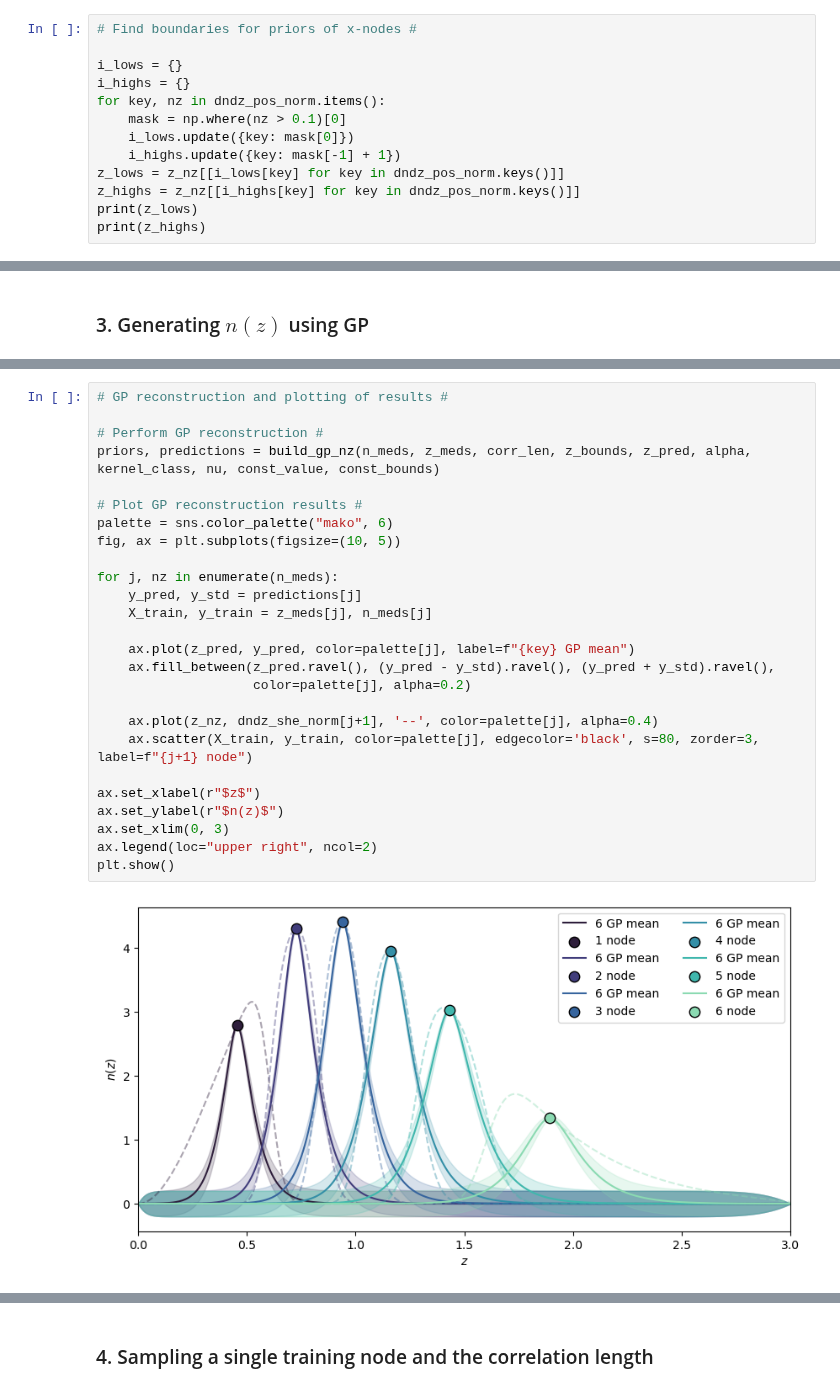
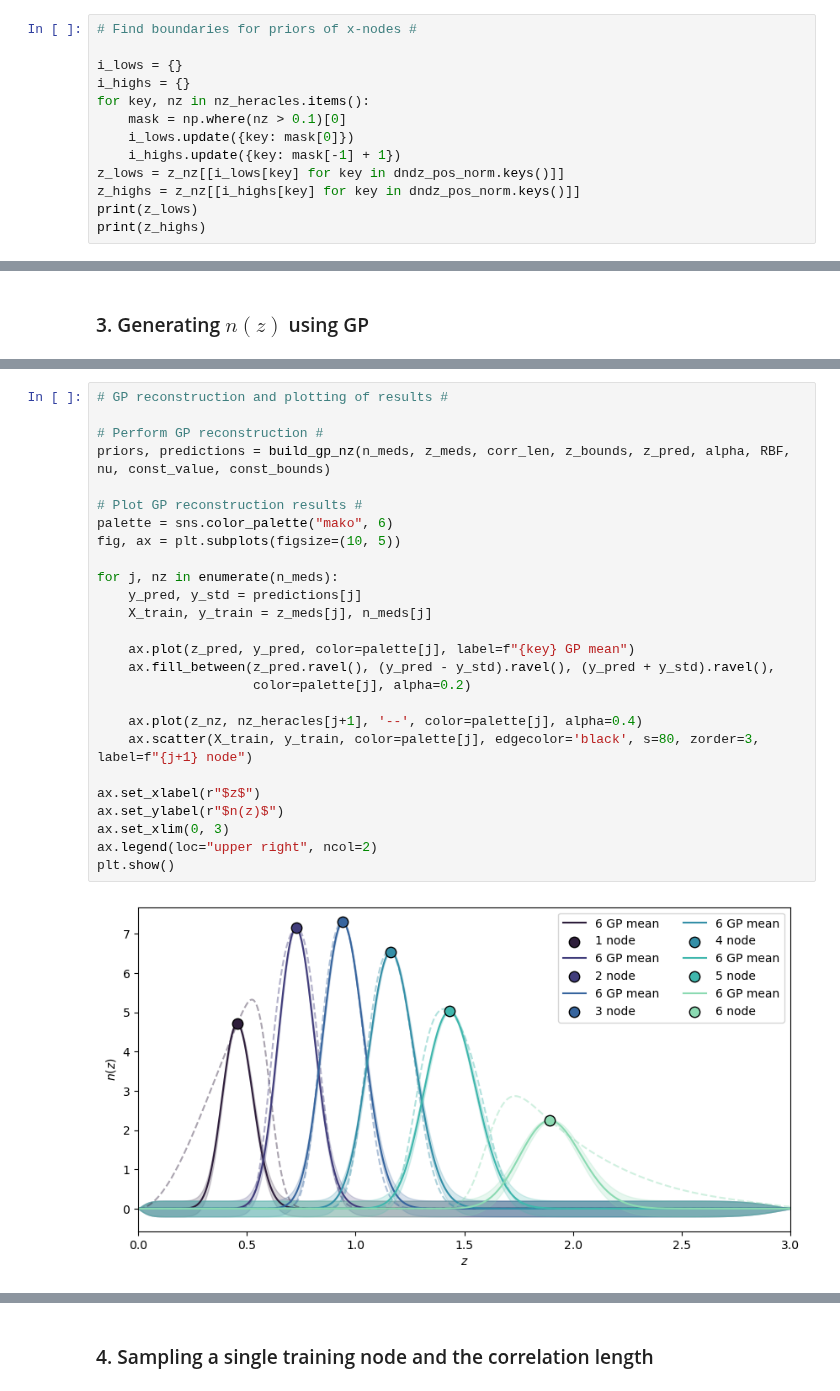
Before and after one commit to jipdebuck/binz, a Jupyter notebook: notebooks/inference.ipynb, the cells around one changed output, grey strips where cells are left out. Cells and saved outputs as stored; diff of their text form.

```diff
--- a/notebooks/inference.ipynb
+++ b/notebooks/inference.ipynb
@@ -105,7 +111,7 @@ my_dndz_she_norm = resample_dndz(dndz_she_norm, z_nz, myz)
 
 i_lows = {}
 i_highs = {}
-for key, nz in dndz_pos_norm.items():
+for key, nz in nz_heracles.items():
     mask = np.where(nz > 0.1)[0]
     i_lows.update({key: mask[0]})
     i_highs.update({key: mask[-1] + 1})
@@ -500,28 +503,28 @@ print(z_meds)
 # %%
 # GP reconstruction and plotting of results #
 
 # Perform GP reconstruction #
-priors, predictions = build_gp_nz(n_meds, z_meds, corr_len, z_bounds, z_pred, alpha, kernel_class, nu, const_value, const_bounds)
+priors, predictions = build_gp_nz(n_meds, z_meds, corr_len, z_bounds, z_pred, alpha, RBF, nu, const_value, const_bounds)
 
 # Plot GP reconstruction results #
 palette = sns.color_palette("mako", 6)
 fig, ax = plt.subplots(figsize=(10, 5))
 
 for j, nz in enumerate(n_meds):
     y_pred, y_std = predictions[j]
     X_train, y_train = z_meds[j], n_meds[j]
 
     ax.plot(z_pred, y_pred, color=palette[j], label=f"{key} GP mean")
     ax.fill_between(z_pred.ravel(), (y_pred - y_std).ravel(), (y_pred + y_std).ravel(),
                     color=palette[j], alpha=0.2)
 
-    ax.plot(z_nz, dndz_she_norm[j+1], '--', color=palette[j], alpha=0.4)
+    ax.plot(z_nz, nz_heracles[j+1], '--', color=palette[j], alpha=0.4)
     ax.scatter(X_train, y_train, color=palette[j], edgecolor='black', s=80, zorder=3, label=f"{j+1} node")
 
 ax.set_xlabel(r"$z$")
 ax.set_ylabel(r"$n(z)$")
 ax.set_xlim(0, 3)
 ax.legend(loc="upper right", ncol=2)
 plt.show()
 # %% [output]
-[figure, old version]
+[figure, new version]
```
Also changed, not shown: parts of 32 cells of this notebook, 1 other file.
